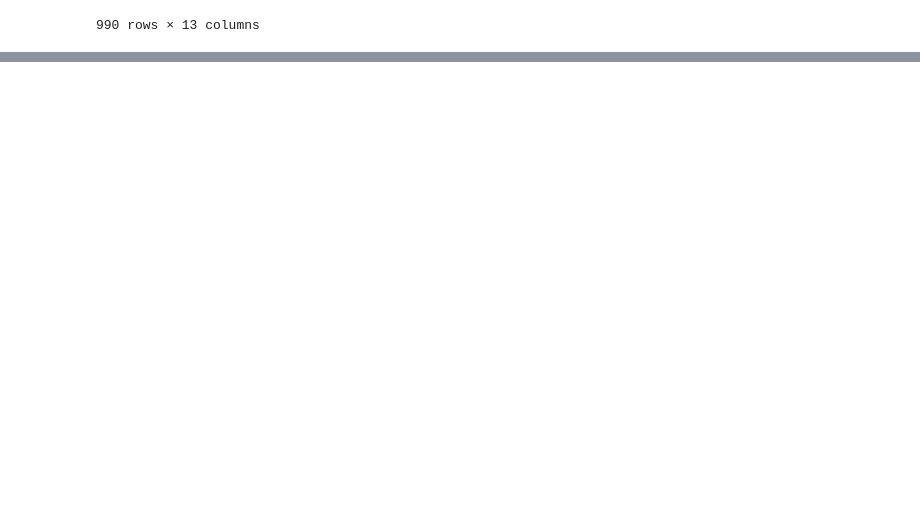
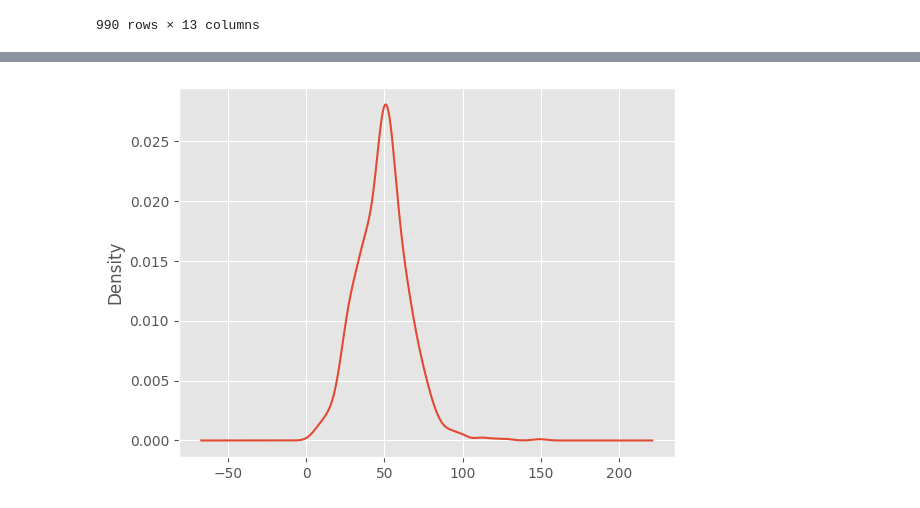
Before and after one commit to MLN142/EDA_Portfolio, a Jupyter notebook: Rollercoaster_Analysis/Rollercoaster.ipynb, the cells around one changed output, grey strips where cells are left out. Saved outputs shown, nothing was run; the diff lists cells and outputs as text; code cells hidden in the pictures; blank space fills up the shorter version.

```diff
--- a/Rollercoaster_Analysis/Rollercoaster.ipynb
+++ b/Rollercoaster_Analysis/Rollercoaster.ipynb
@@ -305,0 +338,4 @@ df
+# %%
+ax = df["Speed_Mph"].plot(kind="kde")
+# %% [output]
+[figure, added]
```
Also changed, not shown: parts of 3 cells of this notebook.
